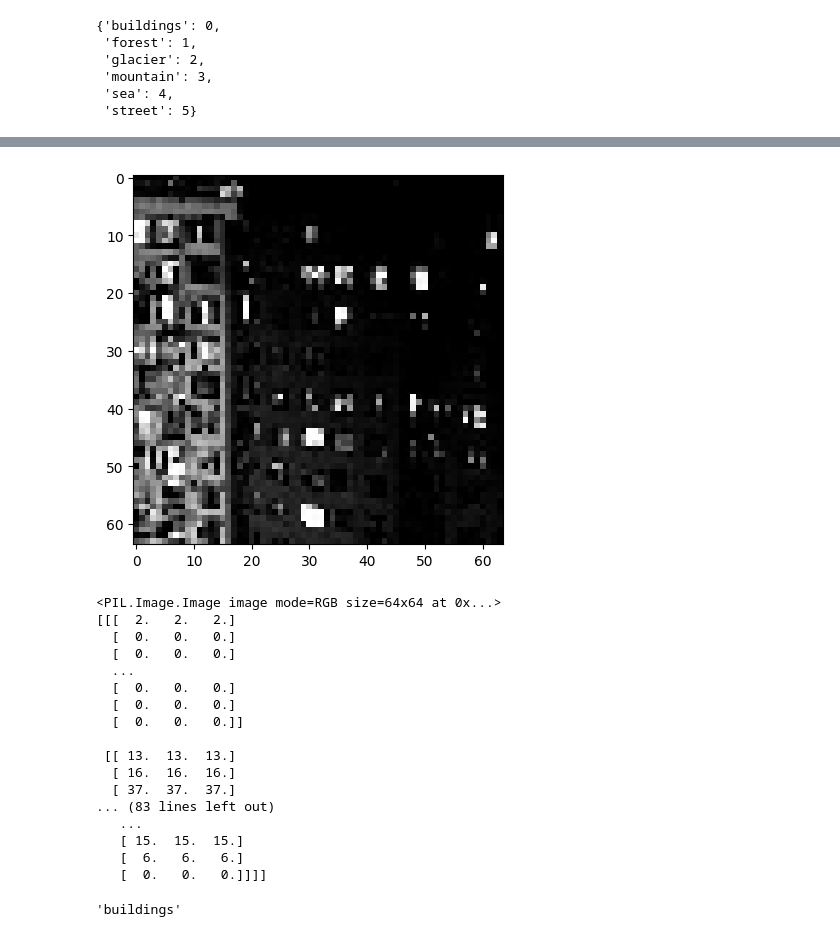
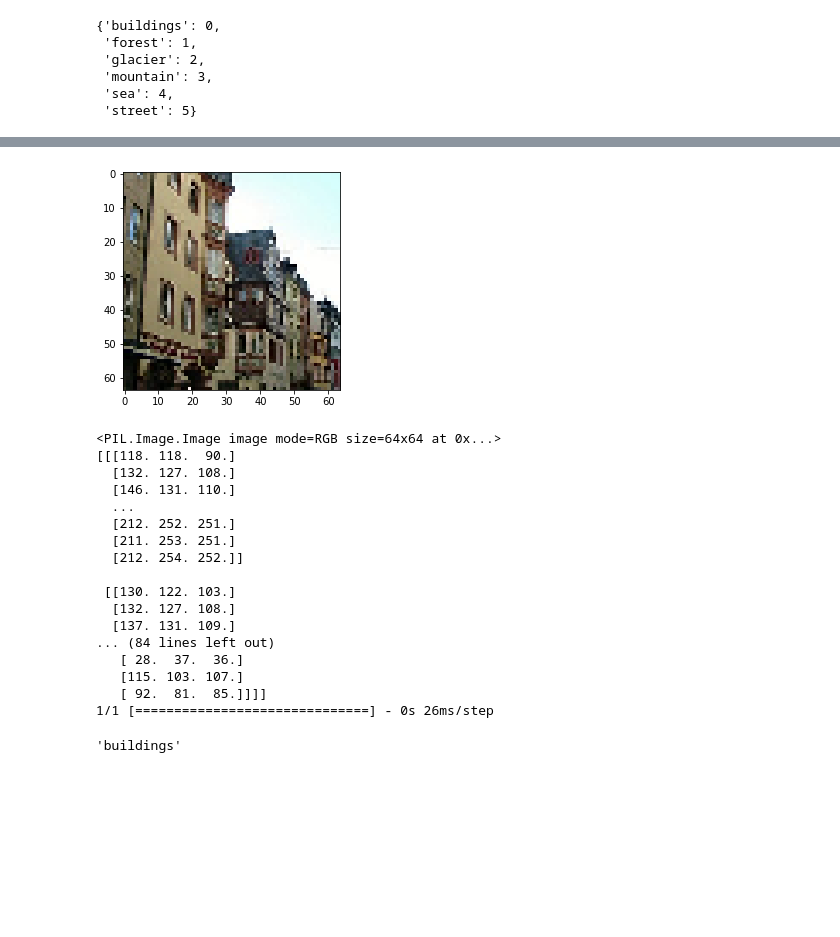
Before and after one commit to Harshil-94/MultiClass-Classification, a Jupyter notebook: model/mlcnn.ipynb, the cells around one changed output, grey strips where cells are left out. Cells and saved outputs as stored; diff of their text form; code cells hidden in the pictures; blank space fills up the shorter version.

```diff
--- a/model/mlcnn.ipynb
+++ b/model/mlcnn.ipynb
@@ -94,38 +94,38 @@ Epoch 15/15
 # %%
 from keras_preprocessing.image.utils import load_img,img_to_array
 import numpy as np
 from keras.preprocessing import image
 index = ['buildings','forest','glacier','mountain','sea','street']
-img = load_img("../Dataset/test/buildings/15331.jpg", target_size=(64,64))
+img = load_img("../Dataset/test/buildings/12244.jpg", target_size=(64,64))
 imgplot = plt. imshow(img)
 plt. show()
 print(img)
 x = img_to_array(img)
 print(x)
 x = np.expand_dims(x,axis=0)
 print(x)
 pred = np.argmax(cnn.predict(x),axis=1)
 pred
 index[pred[0]]
 # %% [output]
-[figure, old version]
+[figure, new version]
 <PIL.Image.Image image mode=RGB size=64x64 at 0x...>
-[[[  2.   2.   2.]
-  [  0.   0.   0.]
-  [  0.   0.   0.]
+[[[118. 118.  90.]
+  [132. 127. 108.]
+  [146. 131. 110.]
   ...
-  [  0.   0.   0.]
-  [  0.   0.   0.]
-  [  0.   0.   0.]]
+  [212. 252. 251.]
+  [211. 253. 251.]
+  [212. 254. 252.]]
 
- [[ 13.  13.  13.]
-  [ 16.  16.  16.]
-  [ 37.  37.  37.]
-... (83 lines left out)
-   ...
-   [ 15.  15.  15.]
-   [  6.   6.   6.]
-   [  0.   0.   0.]]]]
+ [[130. 122. 103.]
+  [132. 127. 108.]
+  [137. 131. 109.]
+... (84 lines left out)
+   [ 28.  37.  36.]
+   [115. 103. 107.]
+   [ 92.  81.  85.]]]]
+1/1 [==============================] - 0s 26ms/step
 'buildings'
 # %%
 img = load_img('../Dataset/test/sea/14990.jpg', target_size=(64,64))
```
Also changed, not shown: parts of 6 cells of this notebook.
